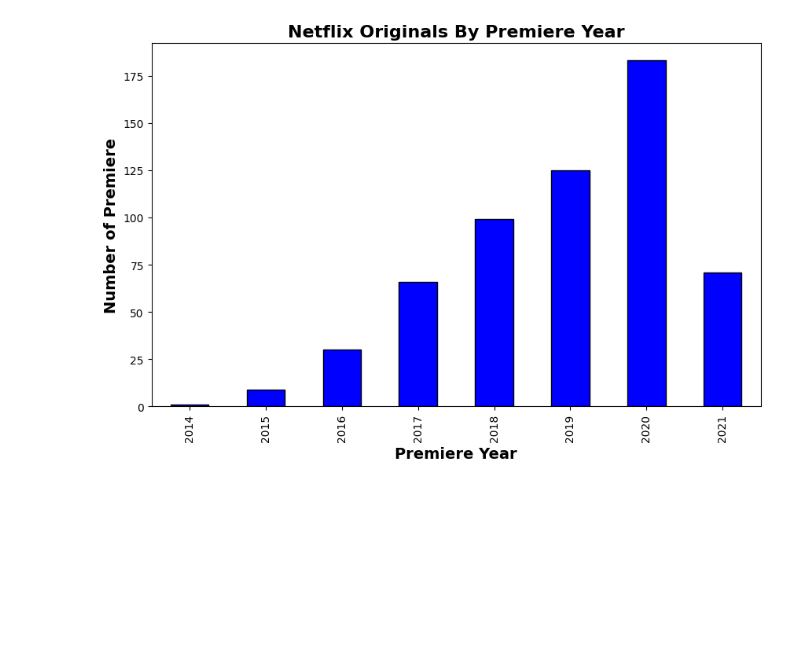
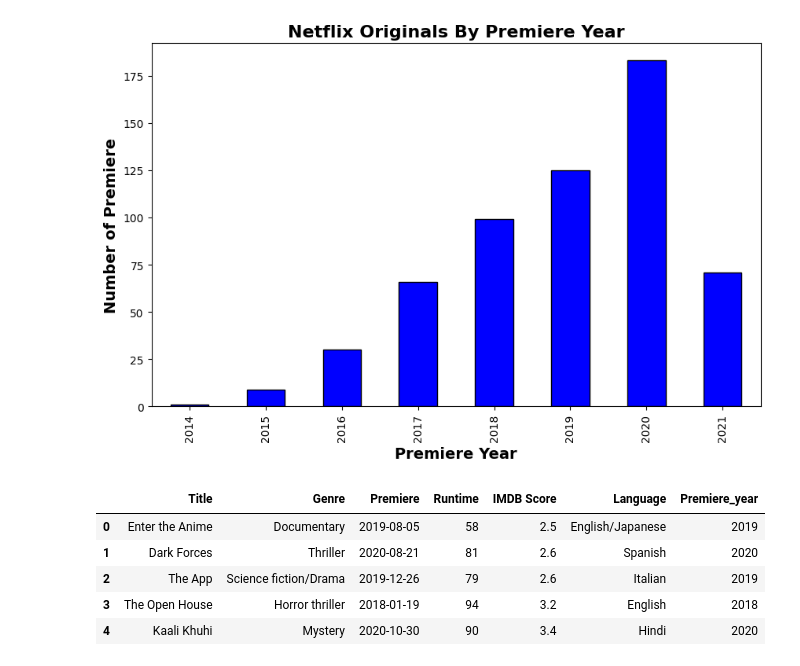
Before and after one commit to Divya23-jpg/Data-Engineering-Course, a Jupyter notebook: Python/Lecture 16 Data Transformation/task.ipynb, the cells around one changed output. Drawn from its saved outputs; the diff is of its cells as text; code cells hidden in the pictures; blank space fills up the shorter version.

```diff
--- a/Python/Lecture 16 Data Transformation/task.ipynb
+++ b/Python/Lecture 16 Data Transformation/task.ipynb
@@ -100,3 +100,15 @@ plt.ylabel("Number of Premiere",fontweight='bold',fontsize=14)
 # %% [output]
 Text(0, 0.5, 'Number of Premiere')
 [figure]
+# %%
+# Duration VS IMDB Score Scatter Plot
+# plt.figure(figsize=(10,8))
+
+df.head(5)
+# %% [output]
+|  | Title | Genre | Premiere | Runtime | IMDB Score | Language | Premiere_year |
+| 0 | Enter the Anime | Documentary | 2019-08-05 | 58 | 2.5 | English/Japanese | 2019 |
+| 1 | Dark Forces | Thriller | 2020-08-21 | 81 | 2.6 | Spanish | 2020 |
+| 2 | The App | Science fiction/Drama | 2019-12-26 | 79 | 2.6 | Italian | 2019 |
+| 3 | The Open House | Horror thriller | 2018-01-19 | 94 | 3.2 | English | 2018 |
+| 4 | Kaali Khuhi | Mystery | 2020-10-30 | 90 | 3.4 | Hindi | 2020 |
```
